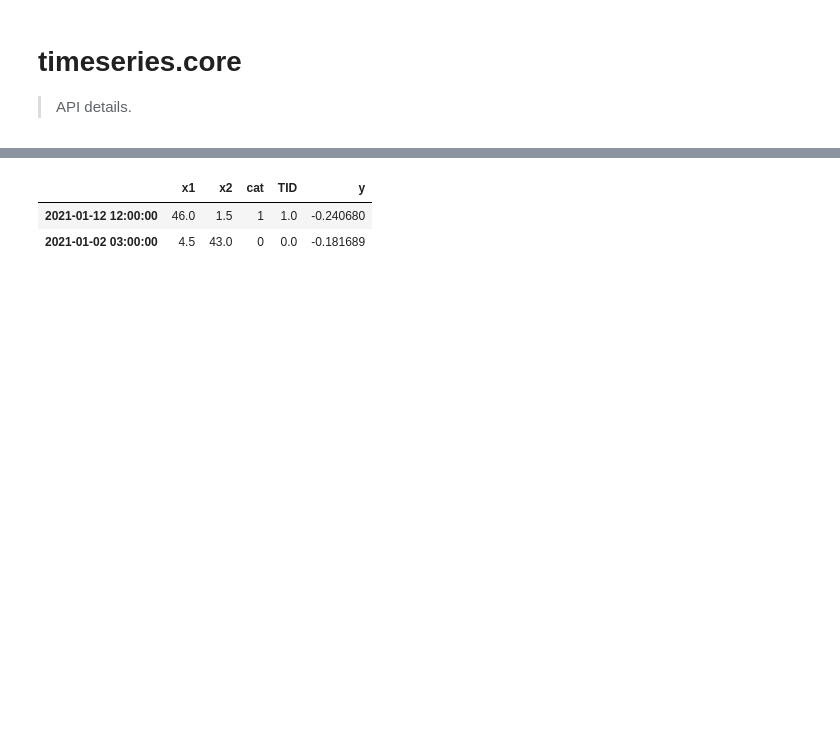
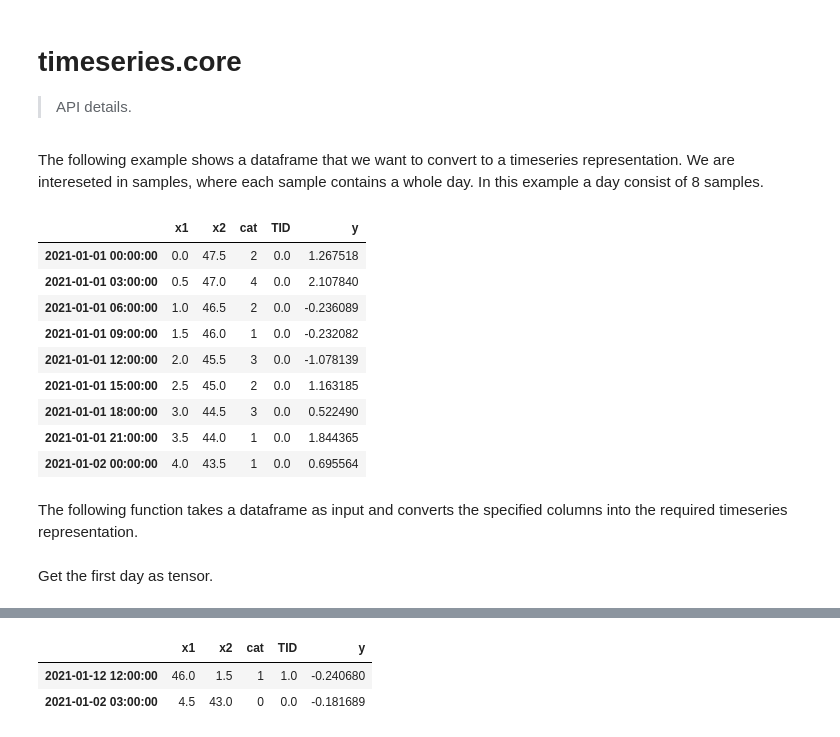
Before and after one commit to scribbler00/fastrenewables, a Jupyter notebook: nbs/05_timeseries.core.ipynb, the cells around one changed output, grey strips where cells are left out. Saved outputs shown, nothing was run; the diff lists cells and outputs as text; code cells hidden in the pictures; blank space fills up the shorter version.

```diff
--- a/nbs/05_timeseries.core.ipynb
+++ b/nbs/05_timeseries.core.ipynb
@@ -60,5 +60,23 @@ def get_test_tabular(cat_names="cat", target="y", y_block=RegressionBlock()):
 
     return TabularRenewables(df.sample(frac=1), cat_names=cat_names, y_names=target,
                              cont_names=["x1", "x2"], group_id="TID", y_block=y_block)
+# %% [markdown]
+The following example shows a dataframe that we want to convert to a timeseries representation. We are intereseted in samples, where each sample contains a whole day. In this example a day consist of 8 samples.
+# %%
+df = get_test_df()
+df.sort_index().head(9)
+# %% [output]
+|  | x1 | x2 | cat | TID | y |
+| 2021-01-01 00:00:00 | 0.0 | 47.5 | 2 | 0.0 | 1.267518 |
+| 2021-01-01 03:00:00 | 0.5 | 47.0 | 4 | 0.0 | 2.107840 |
+| 2021-01-01 06:00:00 | 1.0 | 46.5 | 2 | 0.0 | -0.236089 |
+| 2021-01-01 09:00:00 | 1.5 | 46.0 | 1 | 0.0 | -0.232082 |
+| 2021-01-01 12:00:00 | 2.0 | 45.5 | 3 | 0.0 | -1.078139 |
+| 2021-01-01 15:00:00 | 2.5 | 45.0 | 2 | 0.0 | 1.163185 |
+| 2021-01-01 18:00:00 | 3.0 | 44.5 | 3 | 0.0 | 0.522490 |
+| 2021-01-01 21:00:00 | 3.5 | 44.0 | 1 | 0.0 | 1.844365 |
+| 2021-01-02 00:00:00 | 4.0 | 43.5 | 1 | 0.0 | 0.695564 |
+# %% [markdown]
+The following function takes a dataframe as input and converts the specified columns into the required timeseries representation.
 # %%
 #export
@@ -82,0 +90,2 @@ expected_first_cont_tensor = tensor([[0,47.5],
+# %% [markdown]
+Get the first day as tensor.
```
Also changed, not shown: parts of 37 cells of this notebook, 5 other files.
